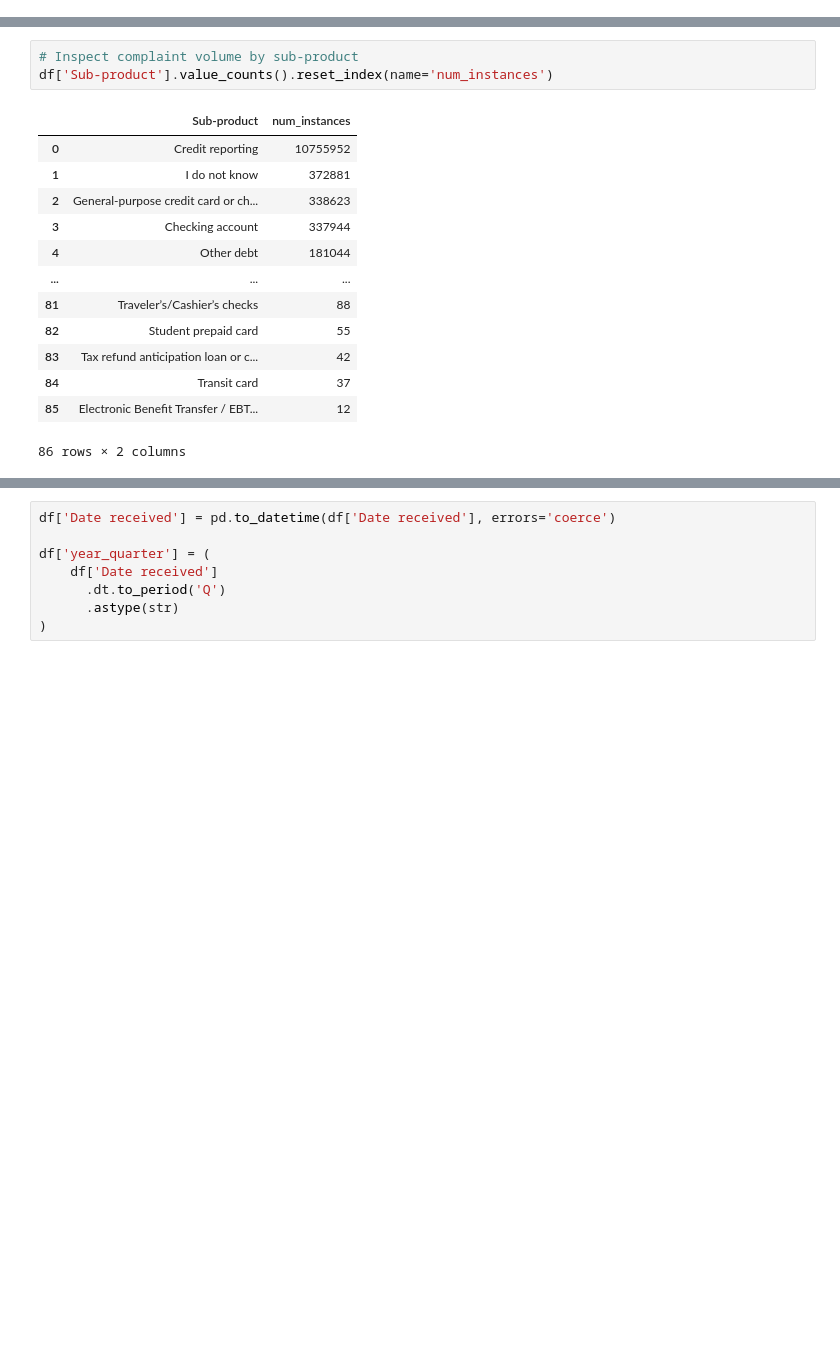
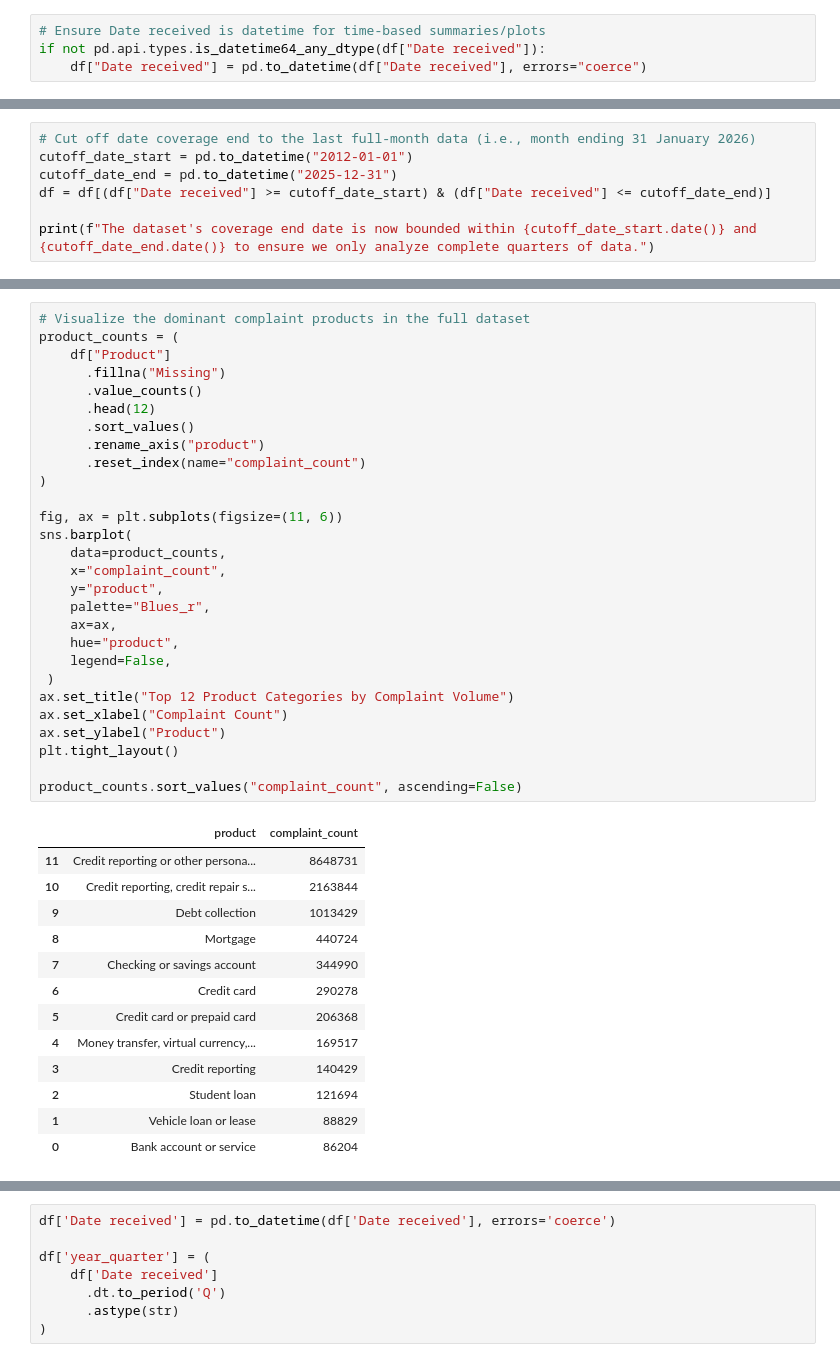
Before and after one commit to kazishahid-ds/CFPB-complaints-analysis, a Jupyter notebook: archived/notebooks/2026-04-02/01_cfpb_loading_preprocessing_feature_engr.ipynb, the cells around one changed output, grey strips where cells are left out. Drawn from its saved outputs; the diff is of its cells as text; blank space fills up the shorter version.

```diff
--- a/notebooks/01_cfpb_loading_preprocessing_feature_engr.ipynb
+++ b/archived/notebooks/2026-04-02/01_cfpb_loading_preprocessing_feature_engr.ipynb
@@ -37 +113,5 @@ df.head()
+# %%
+# Ensure Date received is datetime for time-based summaries/plots
+if not pd.api.types.is_datetime64_any_dtype(df["Date received"]):
+    df["Date received"] = pd.to_datetime(df["Date received"], errors="coerce")
 # %%
@@ -41,0 +160,7 @@ print(f"{len(df):,}")
+# %%
+# Cut off date coverage end to the last full-month data (i.e., month ending 31 January 2026)
+cutoff_date_start = pd.to_datetime("2012-01-01")
+cutoff_date_end = pd.to_datetime("2025-12-31")
+df = df[(df["Date received"] >= cutoff_date_start) & (df["Date received"] <= cutoff_date_end)]
+
+print(f"The dataset's coverage end date is now bounded within {cutoff_date_start.date()} and {cutoff_date_end.date()} to ensure we only analyze complete quarters of data.")
@@ -63,17 +203,42 @@ df['Product'].value_counts().reset_index(name='num_instances')
 # %%
-# Inspect complaint volume by sub-product
-df['Sub-product'].value_counts().reset_index(name='num_instances')
+# Visualize the dominant complaint products in the full dataset
+product_counts = (
+    df["Product"]
+      .fillna("Missing")
+      .value_counts()
+      .head(12)
+      .sort_values()
+      .rename_axis("product")
+      .reset_index(name="complaint_count")
+)
+
+fig, ax = plt.subplots(figsize=(11, 6))
+sns.barplot(
+    data=product_counts,
+    x="complaint_count",
+    y="product",
+    palette="Blues_r",
+    ax=ax,
+    hue="product",
+    legend=False,
+ )
+ax.set_title("Top 12 Product Categories by Complaint Volume")
+ax.set_xlabel("Complaint Count")
+ax.set_ylabel("Product")
+plt.tight_layout()
+
+product_counts.sort_values("complaint_count", ascending=False)
 # %% [output]
-|  | Sub-product | num_instances |
-| 0 | Credit reporting | 10755952 |
-| 1 | I do not know | 372881 |
-| 2 | General-purpose credit card or ch... | 338623 |
-| 3 | Checking account | 337944 |
-| 4 | Other debt | 181044 |
-| ... | ... | ... |
-| 81 | Traveler’s/Cashier’s checks | 88 |
-| 82 | Student prepaid card | 55 |
-| 83 | Tax refund anticipation loan or c... | 42 |
-| 84 | Transit card | 37 |
-| 85 | Electronic Benefit Transfer / EBT... | 12 |
+|  | product | complaint_count |
+| 11 | Credit reporting or other persona... | 8648731 |
+| 10 | Credit reporting, credit repair s... | 2163844 |
+| 9 | Debt collection | 1013429 |
+| 8 | Mortgage | 440724 |
+| 7 | Checking or savings account | 344990 |
+| 6 | Credit card | 290278 |
+| 5 | Credit card or prepaid card | 206368 |
+| 4 | Money transfer, virtual currency,... | 169517 |
+| 3 | Credit reporting | 140429 |
+| 2 | Student loan | 121694 |
+| 1 | Vehicle loan or lease | 88829 |
+| 0 | Bank account or service | 86204 |
-86 rows × 2 columns
```
Also changed, not shown: parts of 19 cells of this notebook, 15 other files.
